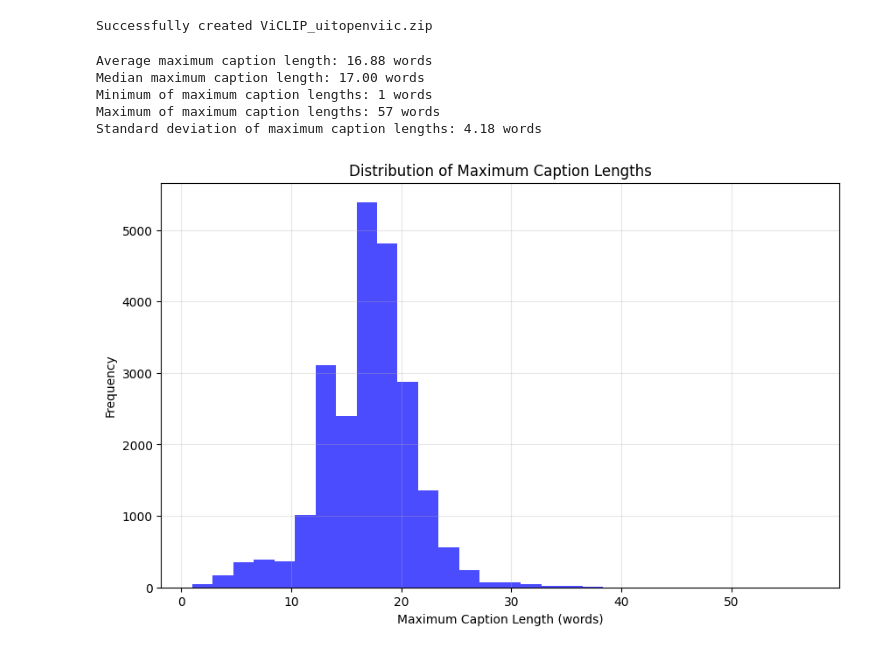
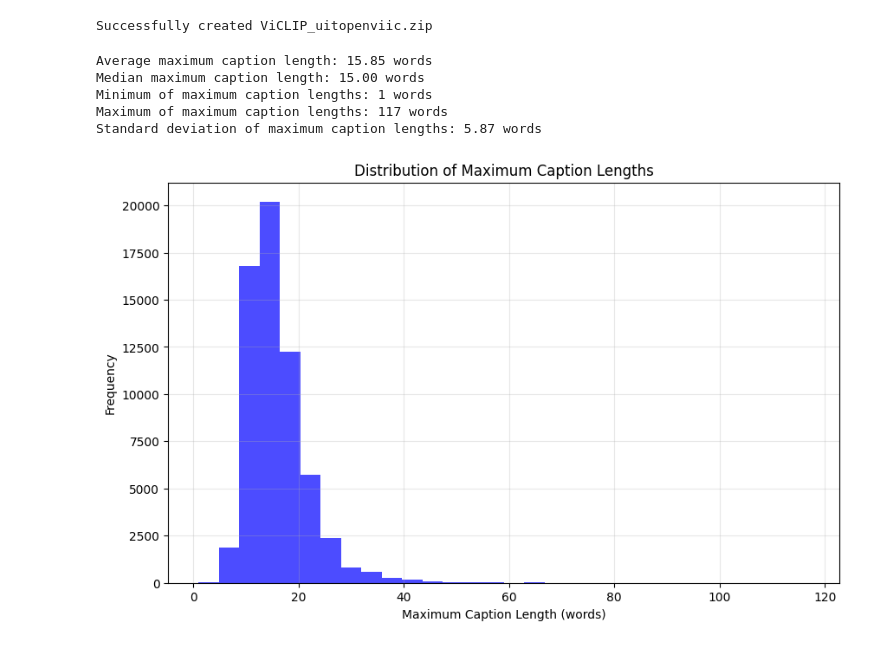
Before and after one commit to huyqcl377/TuningModels, a Jupyter notebook: datasplit.ipynb, the cells around one changed output. Drawn from its saved outputs; the diff is of its cells as text; code cells hidden in the pictures.

```diff
--- a/datasplit.ipynb
+++ b/datasplit.ipynb
@@ -437,7 +437,7 @@ import numpy as np
 from tqdm import tqdm
 
 # Path to the JSON data directory
-json_data_dir = '/home/researcher/huypq69/TuningModels/json_data'
+json_data_dir = '/home/researcher/huypq69/2ndrun/TuningModels/json_data'
 
 # Function to calculate average max length of captions
 def calculate_avg_max_caption_length(json_dir):
@@ -484,35 +484,35 @@ def calculate_avg_max_caption_length(json_dir):
         std_max_length = np.std(max_lengths)
 
         print(f"Average maximum caption length: {avg_max_length:.2f} words")
         print(f"Median maximum caption length: {median_max_length:.2f} words")
         print(f"Minimum of maximum caption lengths: {min_max_length} words")
         print(f"Maximum of maximum caption lengths: {max_max_length} words")
         print(f"Standard deviation of maximum caption lengths: {std_max_length:.2f} words")
 
         # Plot histogram of max lengths
         try:
             import matplotlib.pyplot as plt
             plt.figure(figsize=(10, 6))
             plt.hist(max_lengths, bins=30, alpha=0.7, color='blue')
             plt.title('Distribution of Maximum Caption Lengths')
             plt.xlabel('Maximum Caption Length (words)')
             plt.ylabel('Frequency')
             plt.grid(True, alpha=0.3)
             plt.show()
         except ImportError:
             print("Matplotlib not available for plotting histogram")
 
         return avg_max_length, max_lengths
     else:
         print("No captions found in the JSON files")
         return None, []
 
 # Run the calculation
 avg_max_length, all_max_lengths = calculate_avg_max_caption_length(json_data_dir)
 # %% [output]
-Average maximum caption length: 16.88 words
-Median maximum caption length: 17.00 words
+Average maximum caption length: 15.85 words
+Median maximum caption length: 15.00 words
 Minimum of maximum caption lengths: 1 words
-Maximum of maximum caption lengths: 57 words
-Standard deviation of maximum caption lengths: 4.18 words
+Maximum of maximum caption lengths: 117 words
+Standard deviation of maximum caption lengths: 5.87 words
-[figure, old version]
+[figure, new version]
```
Also changed, not shown: parts of 1 cell of this notebook.
